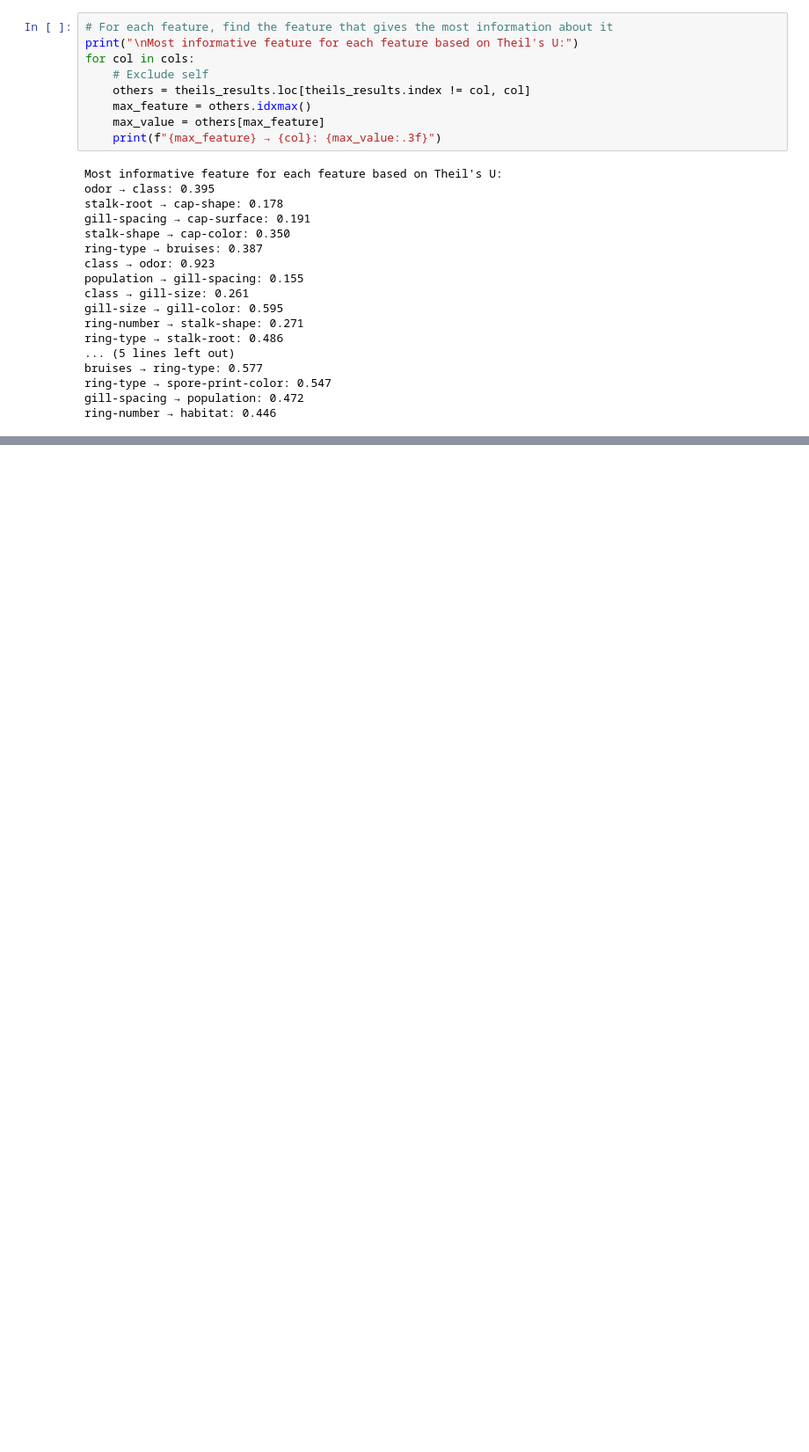
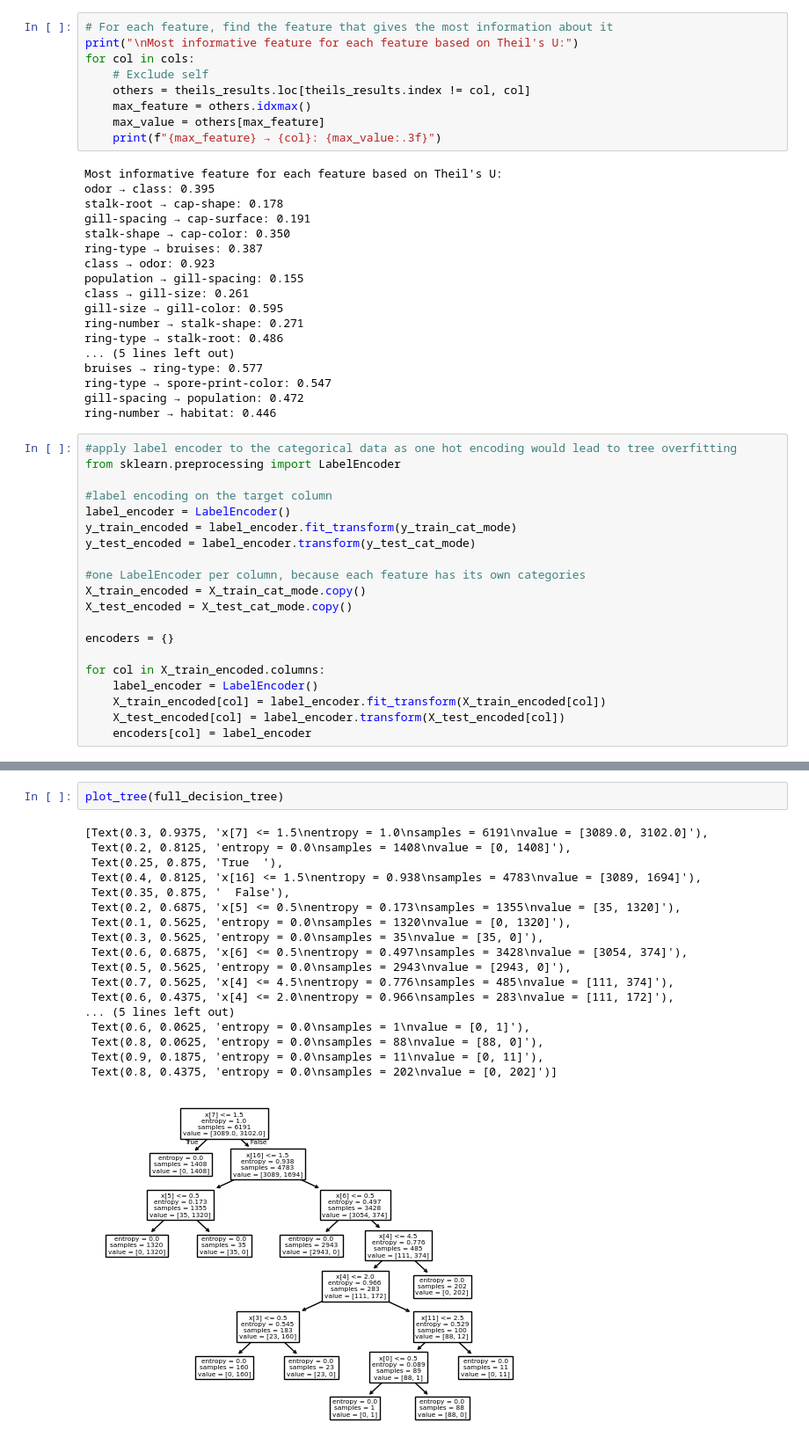
Before and after one commit to Nour184/mushroom-predictor, a Jupyter notebook: MushroomClassification_prj.ipynb, the cells around one changed output, grey strips where cells are left out. Shown at 88% size. Saved outputs shown, nothing was run; the diff lists cells and outputs as text; blank space fills up the shorter version.

```diff
--- a/MushroomClassification_prj.ipynb
+++ b/MushroomClassification_prj.ipynb
@@ -587,3 +588,23 @@ bruises → ring-type: 0.577
 ring-type → spore-print-color: 0.547
 gill-spacing → population: 0.472
 ring-number → habitat: 0.446
+# %%
+#apply label encoder to the categorical data as one hot encoding would lead to tree overfitting
+from sklearn.preprocessing import LabelEncoder
+
+#label encoding on the target column
+label_encoder = LabelEncoder()
+y_train_encoded = label_encoder.fit_transform(y_train_cat_mode)
+y_test_encoded = label_encoder.transform(y_test_cat_mode)
+
+#one LabelEncoder per column, because each feature has its own categories
+X_train_encoded = X_train_cat_mode.copy()
+X_test_encoded = X_test_cat_mode.copy()
+
+encoders = {}
+
+for col in X_train_encoded.columns:
+    label_encoder = LabelEncoder()
+    X_train_encoded[col] = label_encoder.fit_transform(X_train_encoded[col])
+    X_test_encoded[col] = label_encoder.transform(X_test_encoded[col])
+    encoders[col] = label_encoder
@@ -589,0 +659,21 @@ ring-number → habitat: 0.446
+# %%
+plot_tree(full_decision_tree)
+# %% [output]
+[Text(0.3, 0.9375, 'x[7] <= 1.5\nentropy = 1.0\nsamples = 6191\nvalue = [3089.0, 3102.0]'),
+ Text(0.2, 0.8125, 'entropy = 0.0\nsamples = 1408\nvalue = [0, 1408]'),
+ Text(0.25, 0.875, 'True  '),
+ Text(0.4, 0.8125, 'x[16] <= 1.5\nentropy = 0.938\nsamples = 4783\nvalue = [3089, 1694]'),
+ Text(0.35, 0.875, '  False'),
+ Text(0.2, 0.6875, 'x[5] <= 0.5\nentropy = 0.173\nsamples = 1355\nvalue = [35, 1320]'),
+ Text(0.1, 0.5625, 'entropy = 0.0\nsamples = 1320\nvalue = [0, 1320]'),
+ Text(0.3, 0.5625, 'entropy = 0.0\nsamples = 35\nvalue = [35, 0]'),
+ Text(0.6, 0.6875, 'x[6] <= 0.5\nentropy = 0.497\nsamples = 3428\nvalue = [3054, 374]'),
+ Text(0.5, 0.5625, 'entropy = 0.0\nsamples = 2943\nvalue = [2943, 0]'),
+ Text(0.7, 0.5625, 'x[4] <= 4.5\nentropy = 0.776\nsamples = 485\nvalue = [111, 374]'),
+ Text(0.6, 0.4375, 'x[4] <= 2.0\nentropy = 0.966\nsamples = 283\nvalue = [111, 172]'),
+... (5 lines left out)
+ Text(0.6, 0.0625, 'entropy = 0.0\nsamples = 1\nvalue = [0, 1]'),
+ Text(0.8, 0.0625, 'entropy = 0.0\nsamples = 88\nvalue = [88, 0]'),
+ Text(0.9, 0.1875, 'entropy = 0.0\nsamples = 11\nvalue = [0, 11]'),
+ Text(0.8, 0.4375, 'entropy = 0.0\nsamples = 202\nvalue = [0, 202]')]
+[figure, added]
```
Also changed, not shown: parts of 9 cells of this notebook.
